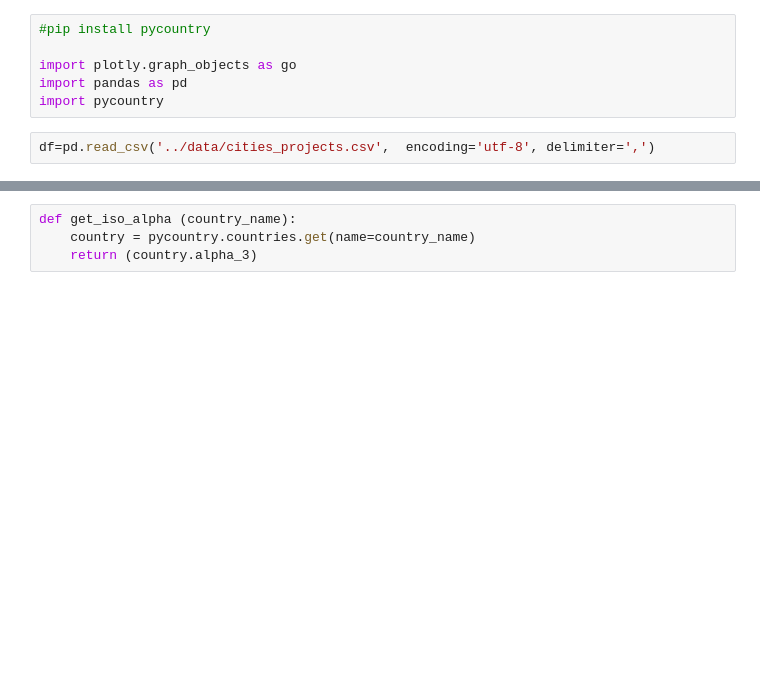
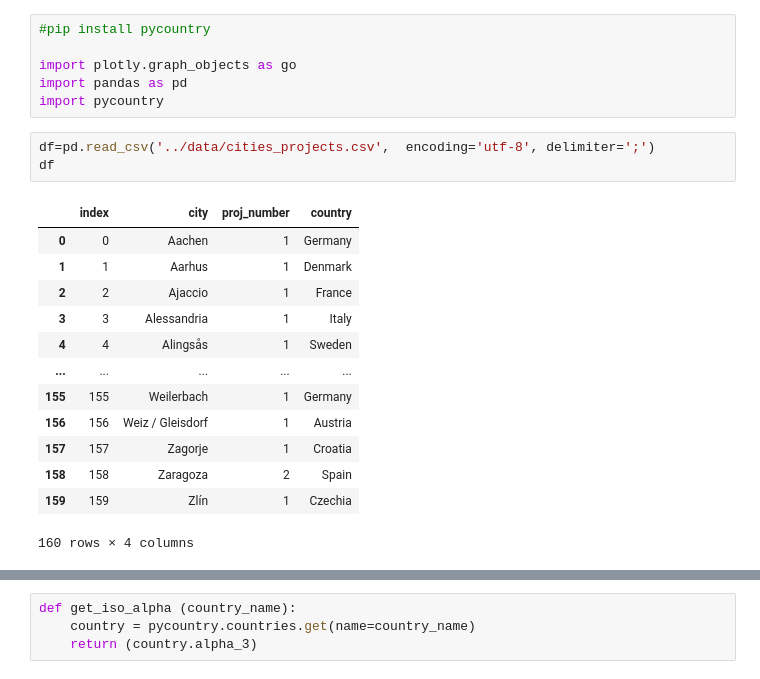
Before and after one commit to ohusiev/ped_maps, a Jupyter notebook: notebook/maps_visualisation.ipynb, the cells around one changed output, grey strips where cells are left out. Drawn from its saved outputs; the diff is of its cells as text; blank space fills up the shorter version.

```diff
--- a/notebook/maps_visualisation.ipynb
+++ b/notebook/maps_visualisation.ipynb
@@ -5,7 +5,22 @@ import plotly.graph_objects as go
 import pandas as pd
 import pycountry
 # %%
-df=pd.read_csv('../data/cities_projects.csv',  encoding='utf-8', delimiter=',')
+df=pd.read_csv('../data/cities_projects.csv',  encoding='utf-8', delimiter=';')
+df
+# %% [output]
+|  | index | city | proj_number | country |
+| 0 | 0 | Aachen | 1 | Germany |
+| 1 | 1 | Aarhus | 1 | Denmark |
+| 2 | 2 | Ajaccio | 1 | France |
+| 3 | 3 | Alessandria | 1 | Italy |
+| 4 | 4 | Alingsås | 1 | Sweden |
+| ... | ... | ... | ... | ... |
+| 155 | 155 | Weilerbach | 1 | Germany |
+| 156 | 156 | Weiz / Gleisdorf | 1 | Austria |
+| 157 | 157 | Zagorje | 1 | Croatia |
+| 158 | 158 | Zaragoza | 2 | Spain |
+| 159 | 159 | Zlín | 1 | Czechia |
+160 rows × 4 columns
 # %%
 if len(df) > 160:
     df=df.drop(index=(160), columns=('index'))
```
Also changed, not shown: parts of 4 cells of this notebook, 5 other files.
